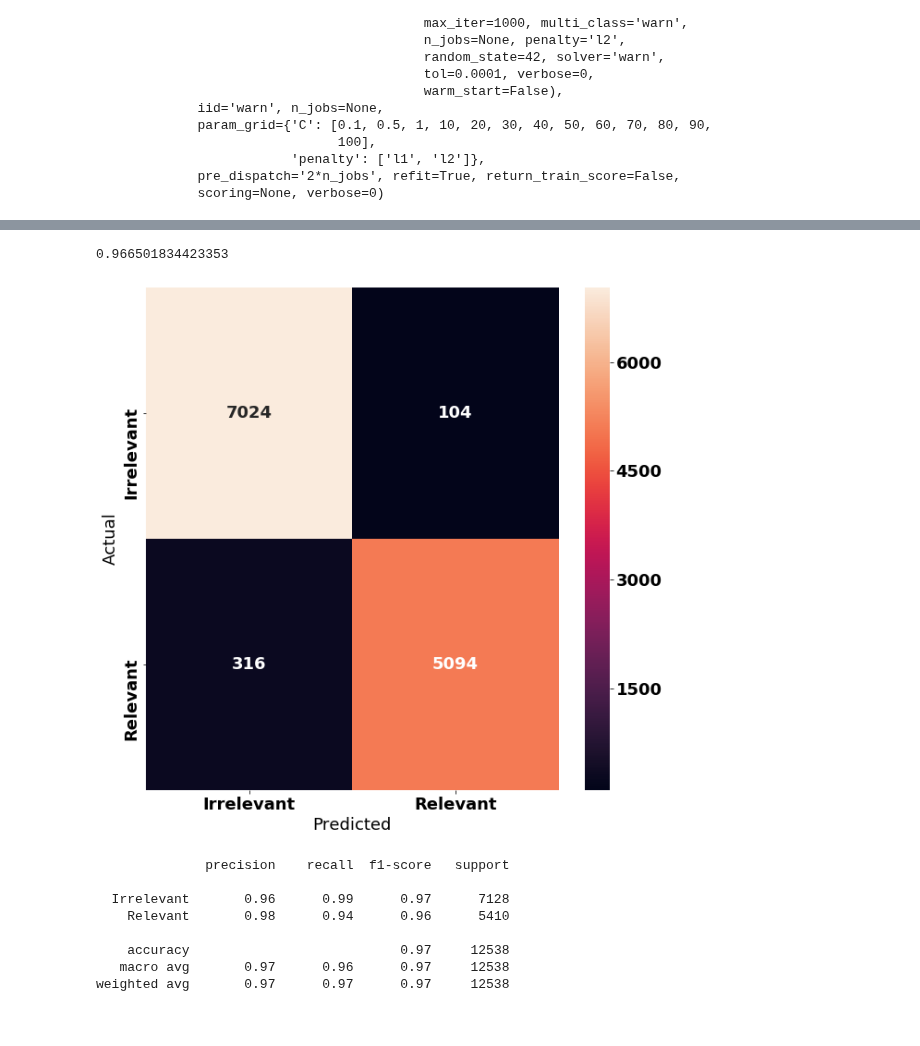
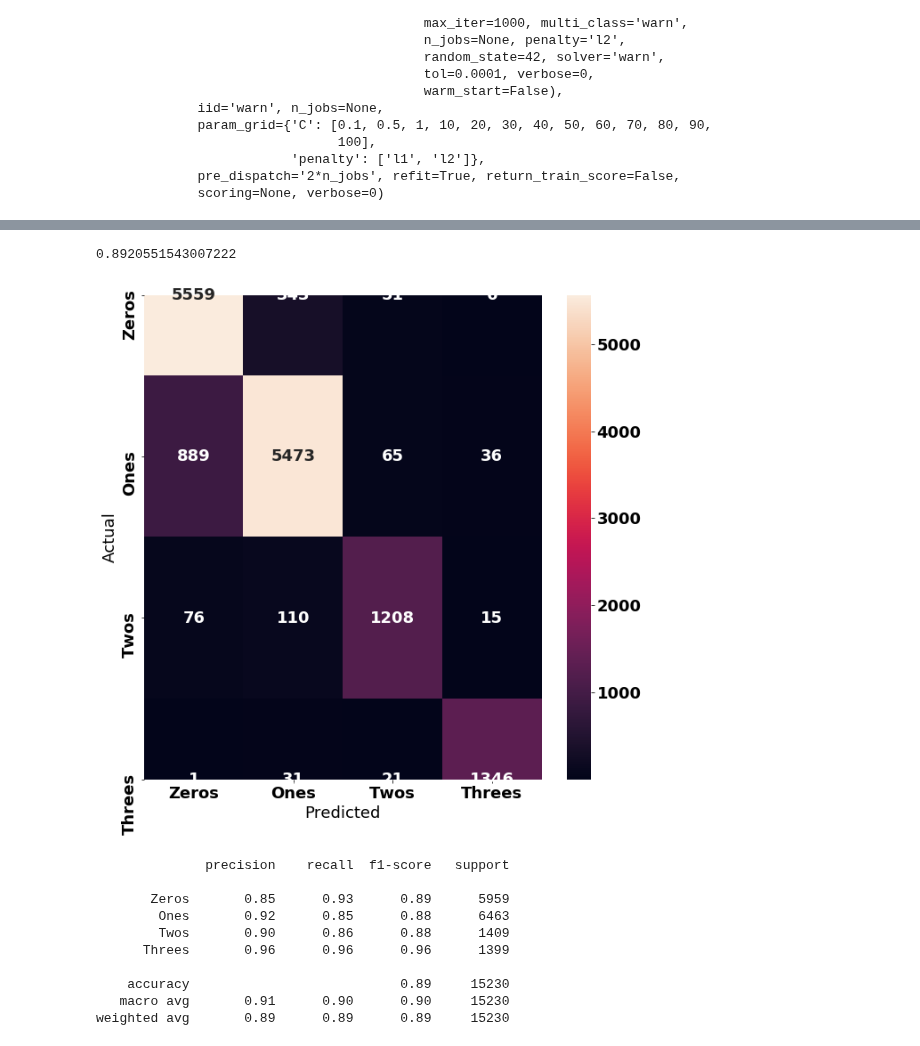
Before and after one commit to theultimate1/research, a Jupyter notebook: phase2/useful_phase_1_work/baseline_models.ipynb, the cells around one changed output, grey strips where cells are left out. Saved outputs shown, nothing was run; the diff lists cells and outputs as text; code cells hidden in the pictures.

```diff
--- a/phase2/useful_phase_1_work/baseline_models.ipynb
+++ b/phase2/useful_phase_1_work/baseline_models.ipynb
@@ -371,7 +282,7 @@ from sklearn.preprocessing import OrdinalEncoder
 from sklearn.model_selection import train_test_split
 ordinal_encoder = OrdinalEncoder()
 
-y = ordinal_encoder.fit_transform(np.array(df['classification']).ravel().reshape(-1, 1))
+y = ordinal_encoder.fit_transform(np.array(all_tweets['relevance_class']).ravel().reshape(-1, 1))
 y = np.array(y)
 print(y[:5])
 print(ordinal_encoder.categories_)
@@ -379,7 +290,7 @@ cat_labels = ordinal_encoder.categories_
 
 # If we get labeled data, we would use train_test_split to test out our model
 #from sklearn.model_selection import train_test_split
-X_train, X_test, y_train, y_test = train_test_split(df['cleaned_text'].values, y, test_size = 0.20,
+X_train, X_test, y_train, y_test = train_test_split(all_tweets['cleaned_text'].values, y, test_size = 0.20,
                                                     random_state = 42, stratify = y)
 
 # We use the vocabulary formulation from the embedding formed from the autoenconder_for_tweets.ipynb
@@ -405,7 +315,7 @@ amiga a piada j vem pronta
 from sklearn.model_selection import GridSearchCV
 param_distribs = {'C': [0.1, 1, 10, 20, 30, 40, 50, 100, 1000]}
 
-svc_clf = LinearSVC(random_state = 42, max_iter = 10000, tol = 1e-4)
+svc_clf = LinearSVC(random_state = 42, max_iter = 20000, tol = 1e-5)
 grid_search = GridSearchCV(svc_clf, param_grid=param_distribs,
                                 cv=5, scoring=None, return_train_score = True)
 grid_search.fit(X_train_tfidf, y_train)
@@ -431,7 +341,7 @@ LinearSVC(C=1, class_weight=None, dual=True, fit_intercept=True,
 # %%
 from sklearn.metrics import accuracy_score
 # best params
-bsvc_clf = LinearSVC(C = 1, random_state = 42, max_iter = 10000, tol = 1e-5)
+bsvc_clf = LinearSVC(C = 0.1, random_state = 42, max_iter = 20000, tol = 1e-5)
 bsvc_clf.fit(X_train_tfidf, y_train)
 y_pred_svc = bsvc_clf.predict(X_test_tfidf)
 accuracy_score(y_test, y_pred_svc)
@@ -643,28 +620,31 @@ LogisticRegression(C=10, class_weight=None, dual=False, fit_intercept=True,
 # %%
-blog_clf = LogisticRegression(C = 10, penalty = 'l1', random_state = 42, max_iter = 1000)
+blog_clf = LogisticRegression(C = 1, penalty = 'l1', random_state = 42, max_iter = 1000)
 blog_clf.fit(X_train_tfidf, y_train)
 y_pred_log = blog_clf.predict(X_test_tfidf)
 accuracy_score(y_test, y_pred_log)
 # %% [output]
-0.966501834423353
+0.8920551543007222
 # %%
 conf_mat = confusion_matrix(y_test, y_pred_log)
 fig, ax = plt.subplots(figsize=(10,10))
 sns.heatmap(conf_mat, annot=True, fmt='d',
-            xticklabels=['Irrelevant', 'Relevant'], yticklabels=['Irrelevant', 'Relevant'])
+            xticklabels=['Zeros', 'Ones', 'Twos', 'Threes'],
+            yticklabels=['Zeros', 'Ones', 'Twos', 'Threes'])
 plt.ylabel('Actual')
 plt.xlabel('Predicted')
 plt.show()
 # %% [output]
-[figure, old version]
+[figure, new version]
 # %%
-print(classification_report(y_test, y_pred_log, target_names=['Irrelevant', 'Relevant']))
+print(classification_report(y_test, y_pred_log, target_names=['Zeros', 'Ones', 'Twos', 'Threes']))
 # %% [output]
               precision    recall  f1-score   support
 
-  Irrelevant       0.96      0.99      0.97      7128
-    Relevant       0.98      0.94      0.96      5410
+       Zeros       0.85      0.93      0.89      5959
+        Ones       0.92      0.85      0.88      6463
+        Twos       0.90      0.86      0.88      1409
+      Threes       0.96      0.96      0.96      1399
 
-    accuracy                           0.97     12538
-   macro avg       0.97      0.96      0.97     12538
-weighted avg       0.97      0.97      0.97     12538
+    accuracy                           0.89     15230
+   macro avg       0.91      0.90      0.90     15230
+weighted avg       0.89      0.89      0.89     15230
```
Also changed, not shown: parts of 27 cells of this notebook, 4 other files.
